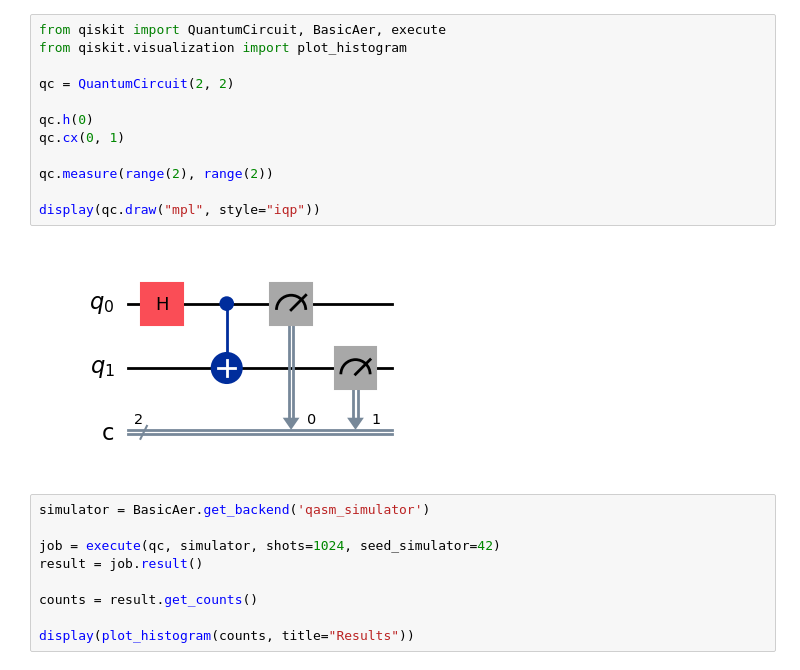
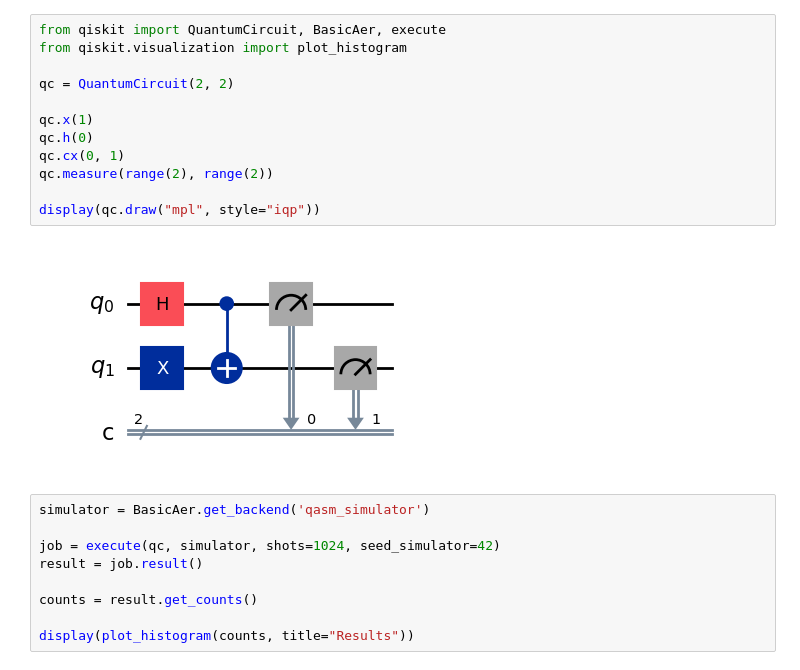
Before and after one commit to Polyana150/Gercom, a Jupyter notebook: teste.ipynb, the cells around one changed output. Drawn from its saved outputs; the diff is of its cells as text.

```diff
--- a/teste.ipynb
+++ b/teste.ipynb
@@ -1,17 +1,17 @@
 # %%
 from qiskit import QuantumCircuit, BasicAer, execute
 from qiskit.visualization import plot_histogram
 
 qc = QuantumCircuit(2, 2)
 
+qc.x(1)
 qc.h(0)
 qc.cx(0, 1)
-
 qc.measure(range(2), range(2))
 
 display(qc.draw("mpl", style="iqp"))
 # %% [output]
-[figure, old version]
+[figure, new version]
 # %%
 simulator = BasicAer.get_backend('qasm_simulator')
 
```
Also changed, not shown: parts of 40 cells of this notebook, 1 other file.
